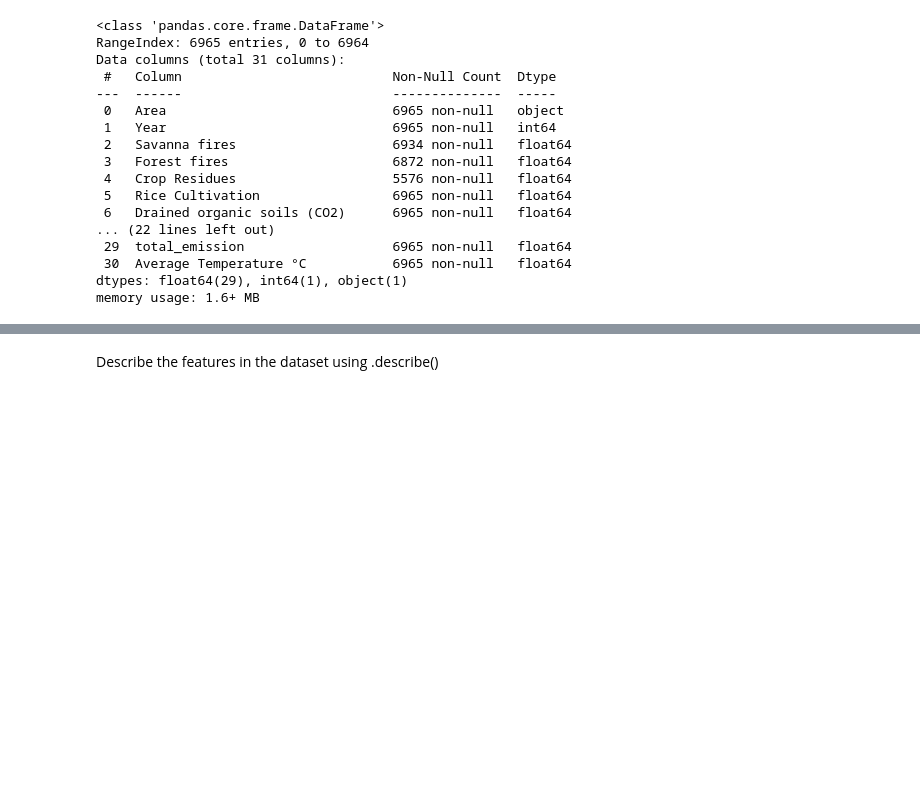
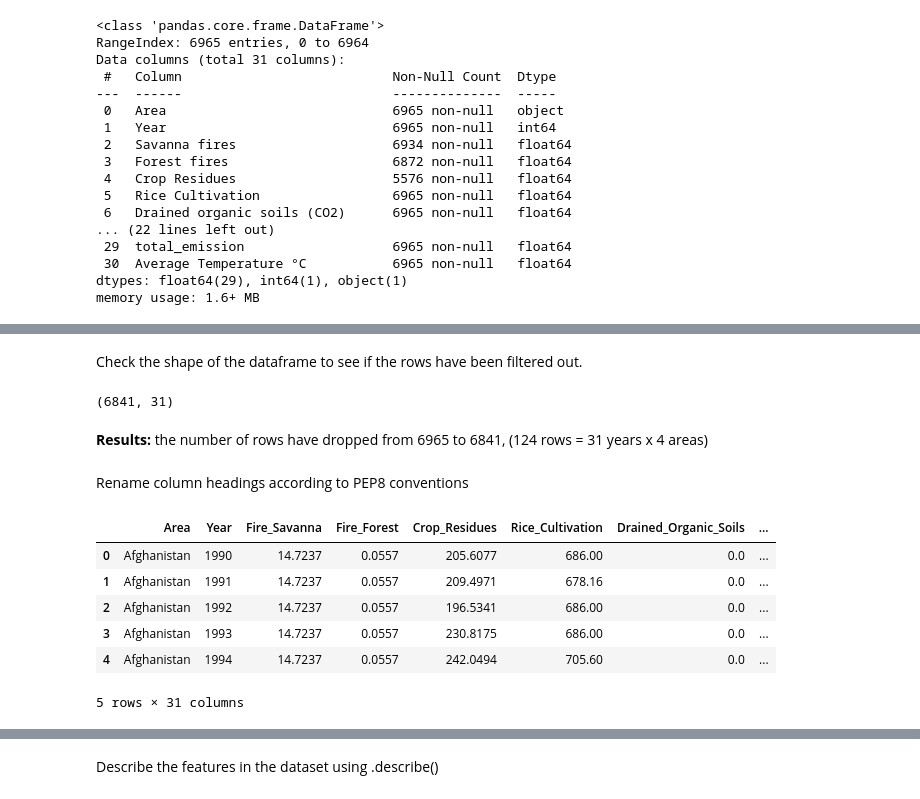
Before and after one commit to DavidFHarrison/2403PTDS_Regression_DH, a Jupyter notebook: Regression_Project_DH.ipynb, the cells around one changed output, grey strips where cells are left out. Cells and saved outputs as stored; diff of their text form; code cells hidden in the pictures; blank space fills up the shorter version.

```diff
--- a/Regression_Project_DH.ipynb
+++ b/Regression_Project_DH.ipynb
@@ -169,0 +184,49 @@ count_duplicate_rows(df_copy)
+# %% [markdown]
+Check the shape of the dataframe to see if the rows have been filtered out.
+# %%
+filtered_data.shape
+# %% [output]
+(6841, 31)
+# %% [markdown]
+**Results:** the number of rows have dropped from 6965 to 6841, (124 rows = 31 years x 4 areas)
+# %% [markdown]
+Rename column headings according to PEP8 conventions
+# %%
+new_column_names = {
+                    'Savanna fires': 'Fire_Savanna',
+                    'Forest fires': 'Fire_Forest',
+                    'Crop Residues': 'Crop_Residues',
+                    'Rice Cultivation': 'Rice_Cultivation',
+                    'Drained organic soils (CO2)': 'Drained_Organic_Soils',
+                    'Pesticides Manufacturing': 'Pesticides_Manuf',
+                    'Food Transport': 'Food_Transport',
+                    'Net Forest conversion': 'Net_Forest_Conversion',
+                    'Food Household Consumption': 'Food_Consumption',
+                    'Food Retail': 'Food_Retail',
+                    'On-farm Electricity Use': 'Farm_Electricity',
+                    'Food Packaging': 'Food_Packaging',
+                    'Agrifood Systems Waste Disposal': 'Agrifood_Waste_Disposal',
+                    'Food Processing': 'Food_Processing',
+                    'Fertilizers Manufacturing': 'Fertilizer_Manuf',
+                    'Manure applied to Soils': 'Manure_Soil',
+                    'Manure left on Pasture': 'Manure_Pasture',
+                    'Manure Management': 'Manure_Mngt',
+                    'Fires in organic soils': 'Fire_Organic_Soil',
+                    'Fires in humid tropical forests': 'Fire_Trop_Forest',
+                    'On-farm energy use': 'Farm_Energy_Use',
+                    'Rural population': 'Population_Rural',
+                    'Urban population':'Population_Urban',
+                    'Total Population - Male': 'Population_Male',
+                    'Total Population - Female': 'Population_Female',
+                    'total_emission': 'Total_Emission',
+                    'Average Temperature °C': 'Ave_Temp_Change'}
+filtered_data = filtered_data.rename(columns=new_column_names)
+filtered_data.head()
+# %% [output]
+|  | Area | Year | Fire_Savanna | Fire_Forest | Crop_Residues | Rice_Cultivation | Drained_Organic_Soils | ... |
+| 0 | Afghanistan | 1990 | 14.7237 | 0.0557 | 205.6077 | 686.00 | 0.0 | ... |
+| 1 | Afghanistan | 1991 | 14.7237 | 0.0557 | 209.4971 | 678.16 | 0.0 | ... |
+| 2 | Afghanistan | 1992 | 14.7237 | 0.0557 | 196.5341 | 686.00 | 0.0 | ... |
+| 3 | Afghanistan | 1993 | 14.7237 | 0.0557 | 230.8175 | 686.00 | 0.0 | ... |
+| 4 | Afghanistan | 1994 | 14.7237 | 0.0557 | 242.0494 | 705.60 | 0.0 | ... |
+5 rows × 31 columns
```
Also changed, not shown: parts of 25 cells of this notebook, 2 other files.
